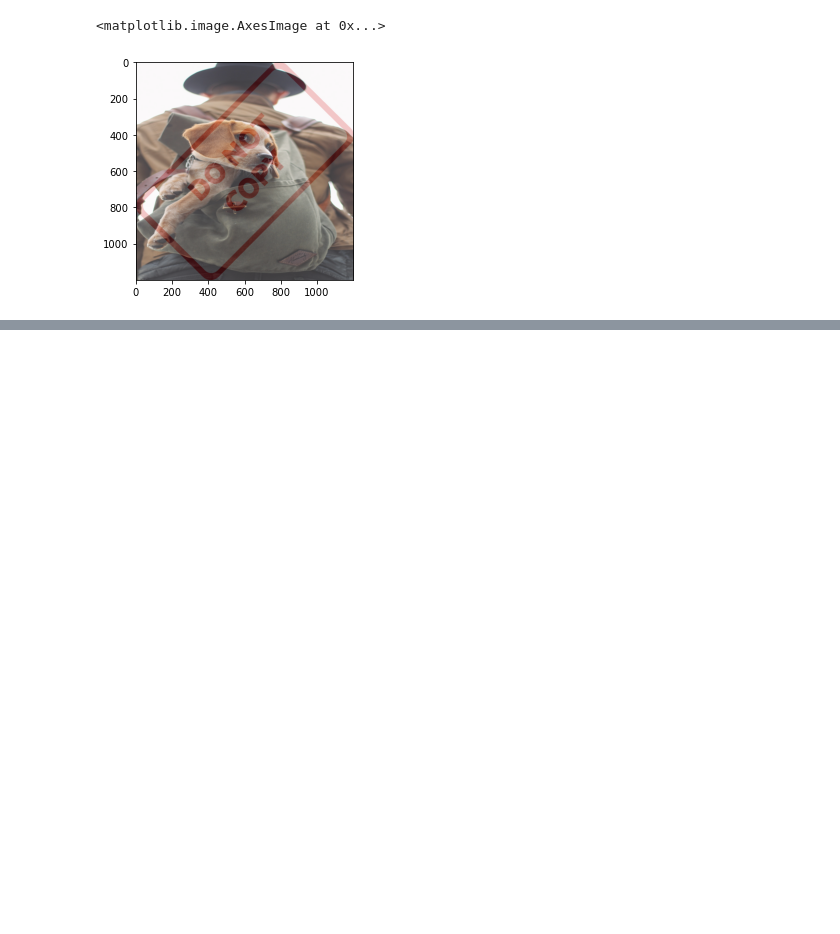
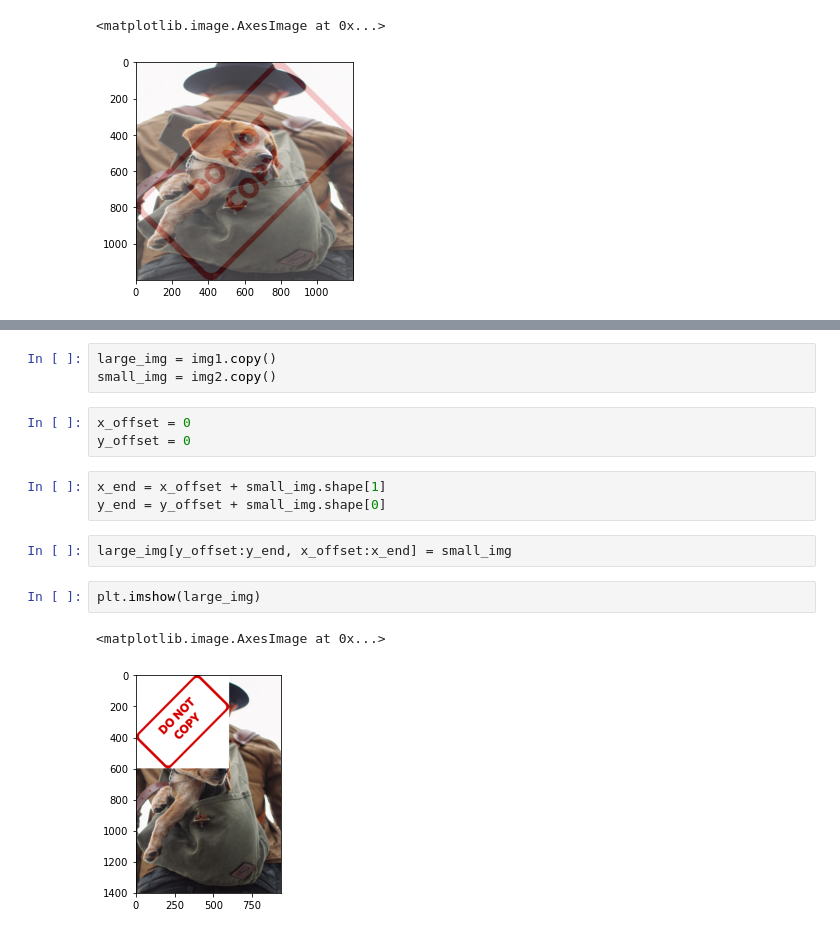
Before and after one commit to Zahed-Golabi/Computer-Vision, a Jupyter notebook: 3. Image Processing/Blending and Pasting Images.ipynb, the cells around one changed output, grey strips where cells are left out. Drawn from its saved outputs; the diff is of its cells as text; blank space fills up the shorter version.

```diff
--- a/3. Image Processing/Blending and Pasting Images.ipynb
+++ b/3. Image Processing/Blending and Pasting Images.ipynb
@@ -62,0 +84,16 @@ plt.imshow(blended)
+# %%
+large_img = img1.copy()
+small_img = img2.copy()
+# %%
+x_offset = 0
+y_offset = 0
+# %%
+x_end = x_offset + small_img.shape[1]
+y_end = y_offset + small_img.shape[0]
+# %%
+large_img[y_offset:y_end, x_offset:x_end] = small_img
+# %%
+plt.imshow(large_img)
+# %% [output]
+<matplotlib.image.AxesImage at 0x...>
+[figure, added]
```
Also changed, not shown: parts of 3 cells of this notebook.
